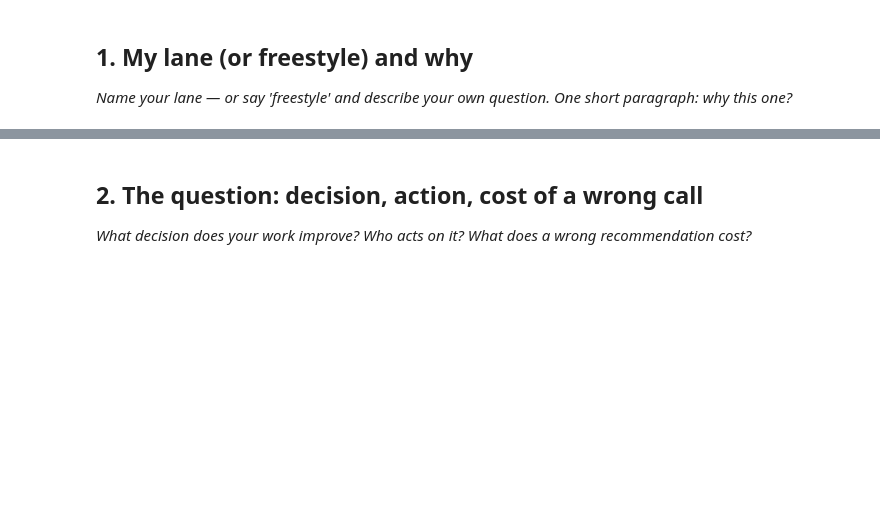
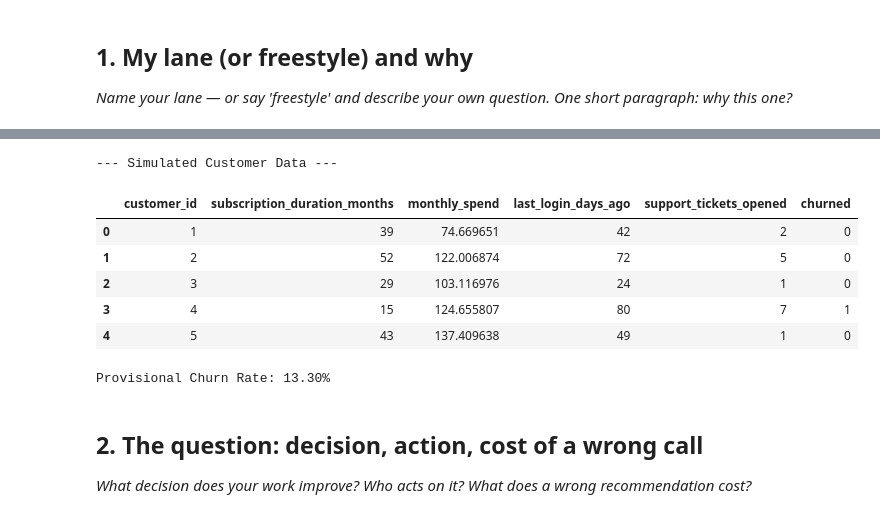
Before and after one commit to AliRazaNiazi804/flyrank-ml-internship, a Jupyter notebook: work/notebooks/w01_research_question.ipynb, the cells around one changed output, grey strips where cells are left out. Drawn from its saved outputs; the diff is of its cells as text; code cells hidden in the pictures; blank space fills up the shorter version.

```diff
--- a/work/notebooks/w01_research_question.ipynb
+++ b/work/notebooks/w01_research_question.ipynb
@@ -16,3 +17,37 @@ This skeleton is yours to fill. Work the sections **in order** — each one has
+# %%
+import pandas as pd
+import numpy as np
+
+# Simulate a hypothetical customer dataset for churn prediction
+np.random.seed(42) # for reproducibility
+num_customers = 1000
+
+data = {
+    'customer_id': np.arange(1, num_customers + 1),
+    'subscription_duration_months': np.random.randint(1, 60, num_customers),
+    'monthly_spend': np.random.uniform(20, 150, num_customers),
+    'last_login_days_ago': np.random.randint(1, 90, num_customers),
+    'support_tickets_opened': np.random.randint(0, 10, num_customers),
+    'churned': np.random.choice([0, 1], num_customers, p=[0.85, 0.15]) # 15% churn rate
+}
+
+customer_df = pd.DataFrame(data)
+
+print("--- Simulated Customer Data ---")
+display(customer_df.head())
+
+# Calculate a provisional churn rate as a key metric for the lane
+churn_rate = customer_df['churned'].mean() * 100
+print(f"\nProvisional Churn Rate: {churn_rate:.2f}%")
+# %% [output]
+--- Simulated Customer Data ---
+|  | customer_id | subscription_duration_months | monthly_spend | last_login_days_ago | support_tickets_opened | churned |
+| 0 | 1 | 39 | 74.669651 | 42 | 2 | 0 |
+| 1 | 2 | 52 | 122.006874 | 72 | 5 | 0 |
+| 2 | 3 | 29 | 103.116976 | 24 | 1 | 0 |
+| 3 | 4 | 15 | 124.655807 | 80 | 7 | 1 |
+| 4 | 5 | 43 | 137.409638 | 49 | 1 | 0 |
+Provisional Churn Rate: 13.30%
 # %% [markdown]
 ## 2. The question: decision, action, cost of a wrong call
 
```
Also changed, not shown: parts of 11 cells of this notebook.
